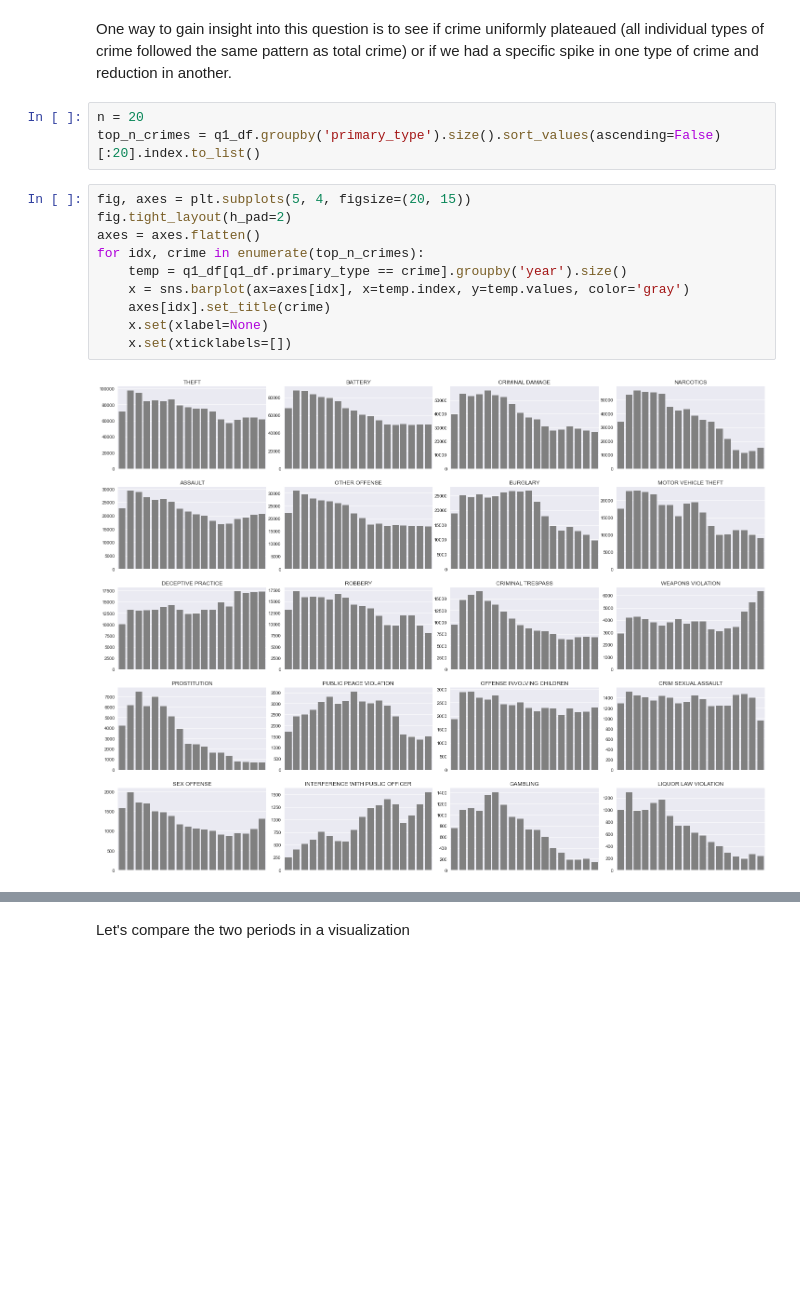
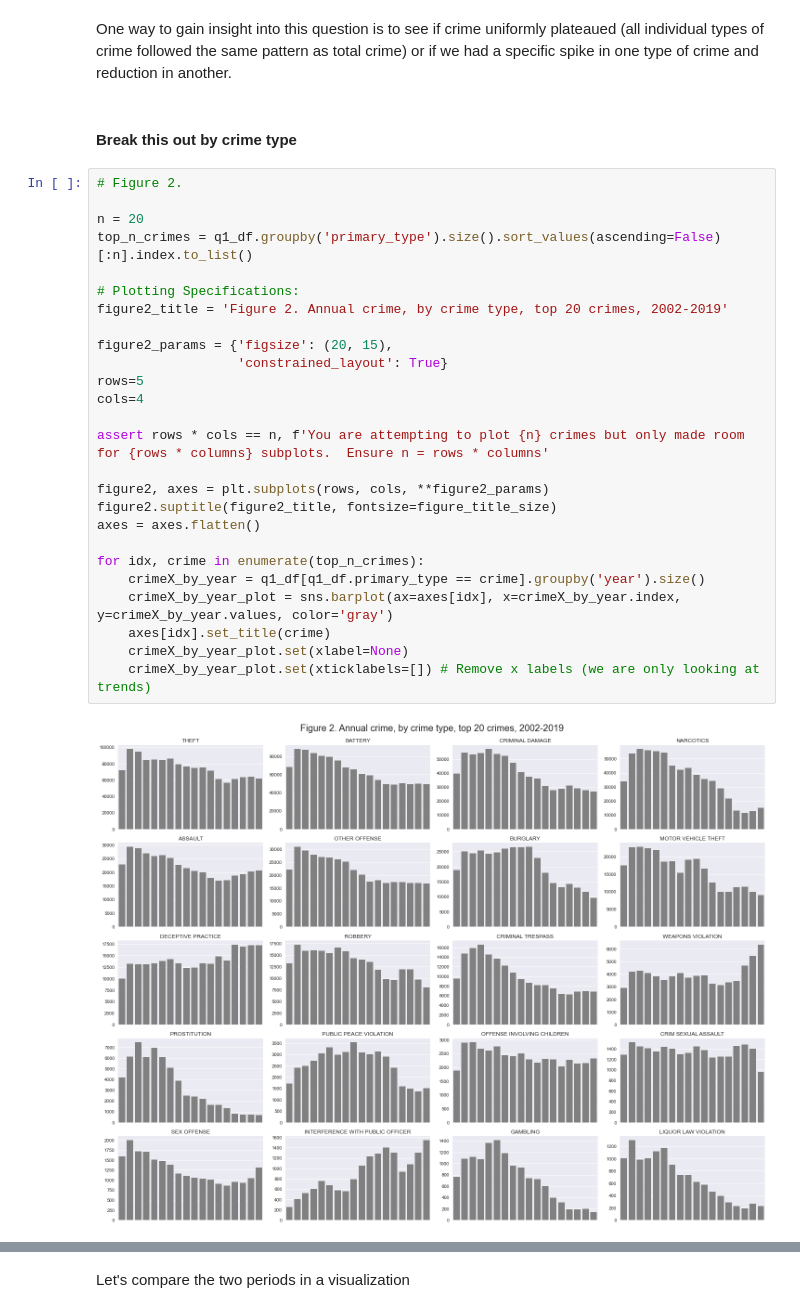
Before and after one commit to tjdolan121/4502Proj, a Jupyter notebook: forge/code/DataMiningQuestions.ipynb, the cells around one changed output, grey strips where cells are left out. Saved outputs shown, nothing was run; the diff lists cells and outputs as text; blank space fills up the shorter version.

```diff
--- a/forge/code/DataMiningQuestions.ipynb
+++ b/forge/code/DataMiningQuestions.ipynb
@@ -100,18 +123,33 @@ histoy.set_ylabel('Crime count');
 # %% [markdown]
 One way to gain insight into this question is to see if crime uniformly plateaued (all individual types of crime followed the same pattern as total crime) or if we had a specific spike in one type of crime and reduction in another.
-# %%
-n = 20
-top_n_crimes = q1_df.groupby('primary_type').size().sort_values(ascending=False)[:20].index.to_list()
-# %%
-fig, axes = plt.subplots(5, 4, figsize=(20, 15))
-fig.tight_layout(h_pad=2)
-axes = axes.flatten()
-for idx, crime in enumerate(top_n_crimes):
-    temp = q1_df[q1_df.primary_type == crime].groupby('year').size()
-    x = sns.barplot(ax=axes[idx], x=temp.index, y=temp.values, color='gray')
-    axes[idx].set_title(crime)
-    x.set(xlabel=None)
-    x.set(xticklabels=[])
-# %% [output]
-[figure, removed]
+# %% [markdown]
+#### Break this out by crime type
+# %%
+# Figure 2.
+
+n = 20
+top_n_crimes = q1_df.groupby('primary_type').size().sort_values(ascending=False)[:n].index.to_list()
+
+# Plotting Specifications:
+figure2_title = 'Figure 2. Annual crime, by crime type, top 20 crimes, 2002-2019'
+
+figure2_params = {'figsize': (20, 15),
+                  'constrained_layout': True}
+rows=5
+cols=4
+
+assert rows * cols == n, f'You are attempting to plot {n} crimes but only made room for {rows * columns} subplots.  Ensure n = rows * columns'
+
+figure2, axes = plt.subplots(rows, cols, **figure2_params)
+figure2.suptitle(figure2_title, fontsize=figure_title_size)
+axes = axes.flatten()
+
+for idx, crime in enumerate(top_n_crimes):
+    crimeX_by_year = q1_df[q1_df.primary_type == crime].groupby('year').size()
+    crimeX_by_year_plot = sns.barplot(ax=axes[idx], x=crimeX_by_year.index, y=crimeX_by_year.values, color='gray')
+    axes[idx].set_title(crime)
+    crimeX_by_year_plot.set(xlabel=None)
+    crimeX_by_year_plot.set(xticklabels=[]) # Remove x labels (we are only looking at trends)
+# %% [output]
+[figure, added]
 # %% [markdown]
```
Also changed, not shown: parts of 40 cells of this notebook.
